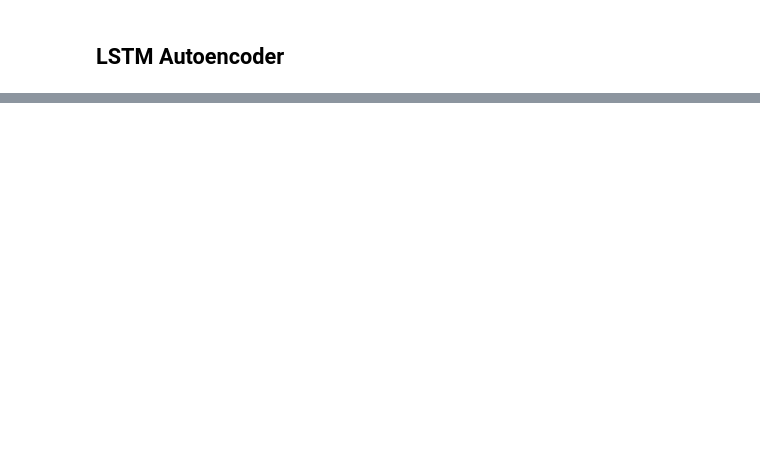
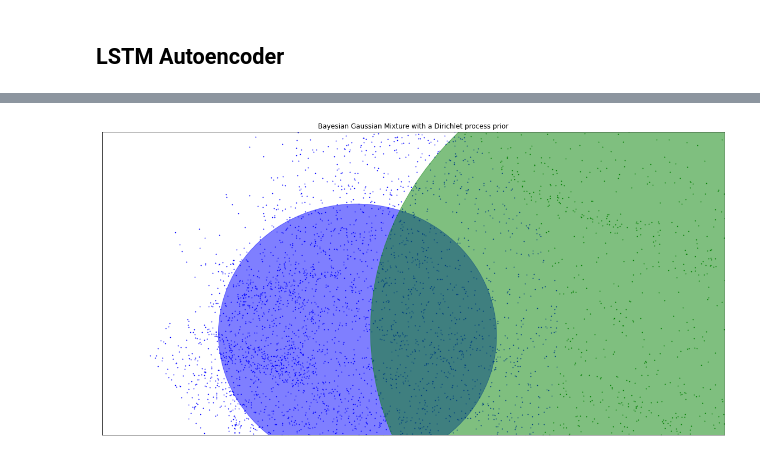
Before and after one commit to webclinic017/deep-rl-learning, a Jupyter notebook: autoencoder/understanding-lstm-autoencoder.ipynb, the cells around one changed output, grey strips where cells are left out. Saved outputs shown, nothing was run; the diff lists cells and outputs as text; code cells hidden in the pictures; blank space fills up the shorter version.

```diff
--- a/autoencoder/understanding-lstm-autoencoder.ipynb
+++ b/autoencoder/understanding-lstm-autoencoder.ipynb
@@ -303,0 +237,6 @@ print(np.round(X, 3))
+# %%
+dpgmm = BayesianGaussianMixture(n_components=2, covariance_type='full', random_state=42).fit(X_encoded_pca)
+plot_results(X_encoded_pca, dpgmm.predict(X_encoded_pca), dpgmm.means_, dpgmm.covariances_, 1,
+             'Bayesian Gaussian Mixture with a Dirichlet process prior')
+# %% [output]
+[figure, added]
```
Also changed, not shown: parts of 27 cells of this notebook, 1 other file.
